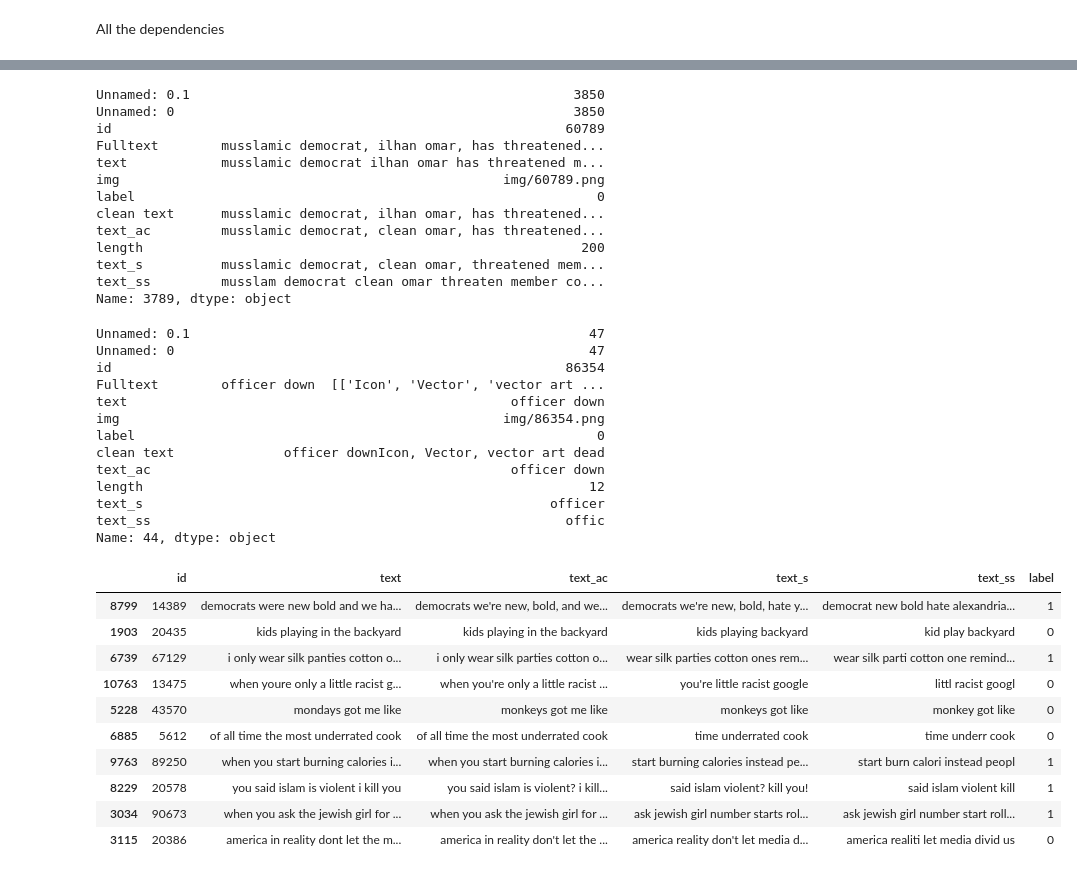
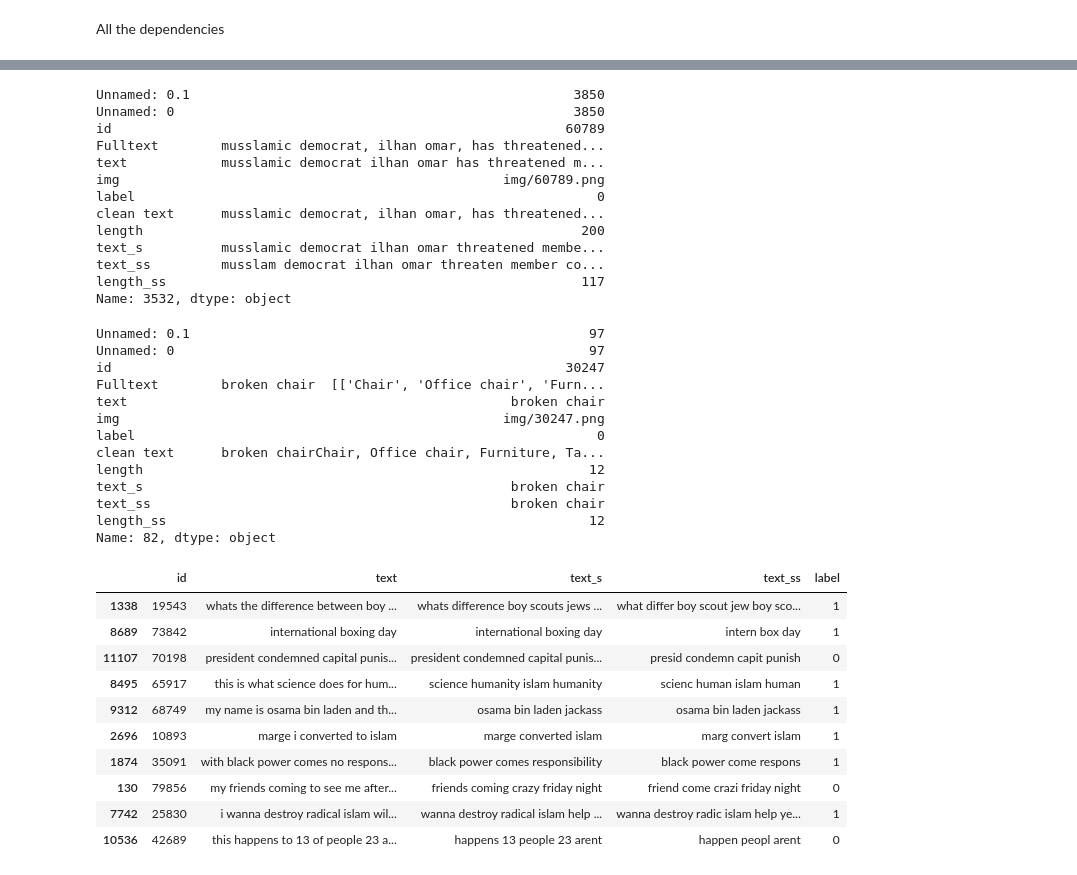
Before and after one commit to MobiusYeeitus/Hateful-Meme-Detection, a Jupyter notebook: SC_Data_Cleanup.ipynb, the cells around one changed output, grey strips where cells are left out. Drawn from its saved outputs; the diff is of its cells as text; code cells hidden in the pictures.

```diff
--- a/SC_Data_Cleanup.ipynb
+++ b/SC_Data_Cleanup.ipynb
@@ -72,12 +100,19 @@ def clean_dataframe(df): #cleaning the dataframe
     df=df.drop(df['text'][df['length']>max_string_len].index,axis=0) #drop all tuples with greater than max_string_len letters
     #df['text']=df['title']+" "+df['text'] #append title to text
     df.reset_index(drop=True,inplace=True) #reset all indexes of the dataset
-    df=autocorrect_dataframe(df)
+    #df=autocorrect_dataframe(df)
     vfunc=np.vectorize(clean_string) #vectorize the clean_string function for use in pandas df
-    df['text_ac']=vfunc(df['text_ac']) #apply the vectorized function to further clean the data
+    df['text']=vfunc(df['text']) #apply the vectorized function to further clean the data
     for i in trange(len(df),desc='Cleaning Data'):
-        df.at[i,'text_s']=remove_stopwords(df.at[i,'text_ac']) #cleaning stopwords
+        df.at[i,'text_s']=remove_stopwords(df.at[i,'text']) #cleaning stopwords
         df.at[i,'text_ss']=stemming(df.at[i,'text_s']) #stemming, comment this line if accuracy drops
+    length_ss=[]
+    [length_ss.append(len(str(text))) for text in tqdm(df["text_ss"],desc='Measuring length')] #calculate length of an article
+    df['length_ss']=length_ss #saves the length of the article in a new column
+    df=df.drop(df['text_ss'][df['length_ss']<min_string_len].index,axis=0) #drop all cleaned tuples with less than min_string_len letters
+    df=df.drop(df['text_ss'][df['length_ss']>max_string_len].index,axis=0) #drop all cleaned tuples with greater than max_string_len letters
+    df=df.dropna() #drop all tuples with empty attributes
+    df.reset_index(drop=True,inplace=True) #reset all indices of the dataframe
     return df
 # %%
 df_cleaned=clean_dataframe(df_original)
@@ -105,39 +164,39 @@ text            musslamic democrat ilhan omar has threatened m...
 img                                                 img/60789.png
 label                                                           0
 clean text      musslamic democrat, ilhan omar, has threatened...
-text_ac         musslamic democrat, clean omar, has threatened...
 length                                                        200
-text_s          musslamic democrat, clean omar, threatened mem...
-text_ss         musslam democrat clean omar threaten member co...
-Name: 3789, dtype: object
+text_s          musslamic democrat ilhan omar threatened membe...
+text_ss         musslam democrat ilhan omar threaten member co...
+length_ss                                                     117
+Name: 3532, dtype: object
 # %%
 df_cleaned.loc[df_cleaned['length'].idxmin(axis=0,skipna=True)]
 # %% [output]
-Unnamed: 0.1                                                   47
-Unnamed: 0                                                     47
-id                                                          86354
-Fulltext        officer down  [['Icon', 'Vector', 'vector art ...
-text                                                 officer down
-img                                                 img/86354.png
+Unnamed: 0.1                                                   97
+Unnamed: 0                                                     97
+id                                                          30247
+Fulltext        broken chair  [['Chair', 'Office chair', 'Furn...
+text                                                 broken chair
+img                                                 img/30247.png
 label                                                           0
-clean text              officer downIcon, Vector, vector art dead
-text_ac                                              officer down
+clean text      broken chairChair, Office chair, Furniture, Ta...
 length                                                         12
-text_s                                                    officer
-text_ss                                                     offic
-Name: 44, dtype: object
+text_s                                               broken chair
+text_ss                                              broken chair
+length_ss                                                      12
+Name: 82, dtype: object
 # %%
-df_cleaned_2=df_cleaned[['id','text','text_ac','text_s','text_ss','label']]
+df_cleaned_2=df_cleaned[['id','text','text_s','text_ss','label']]
 df_cleaned_2.sample(10)
 # %% [output]
-|  | id | text | text_ac | text_s | text_ss | label |
-| 8799 | 14389 | democrats were new bold and we ha... | democrats we're new, bold, and we... | democrats we're new, bold, hate y... | democrat new bold hate alexandria... | 1 |
-| 1903 | 20435 | kids playing in the backyard | kids playing in the backyard | kids playing backyard | kid play backyard | 0 |
-| 6739 | 67129 | i only wear silk panties cotton o... | i only wear silk parties cotton o... | wear silk parties cotton ones rem... | wear silk parti cotton one remind... | 1 |
-| 10763 | 13475 | when youre only a little racist g... | when you're only a little racist ... | you're little racist google | littl racist googl | 0 |
-| 5228 | 43570 | mondays got me like | monkeys got me like | monkeys got like | monkey got like | 0 |
-| 6885 | 5612 | of all time the most underrated cook | of all time the most underrated cook | time underrated cook | time underr cook | 0 |
-| 9763 | 89250 | when you start burning calories i... | when you start burning calories i... | start burning calories instead pe... | start burn calori instead peopl | 1 |
-| 8229 | 20578 | you said islam is violent i kill you | you said islam is violent? i kill... | said islam violent? kill you! | said islam violent kill | 1 |
-| 3034 | 90673 | when you ask the jewish girl for ... | when you ask the jewish girl for ... | ask jewish girl number starts rol... | ask jewish girl number start roll... | 1 |
-| 3115 | 20386 | america in reality dont let the m... | america in reality don't let the ... | america reality don't let media d... | america realiti let media divid us | 0 |
+|  | id | text | text_s | text_ss | label |
+| 1338 | 19543 | whats the difference between boy ... | whats difference boy scouts jews ... | what differ boy scout jew boy sco... | 1 |
+| 8689 | 73842 | international boxing day | international boxing day | intern box day | 1 |
+| 11107 | 70198 | president condemned capital punis... | president condemned capital punis... | presid condemn capit punish | 0 |
+| 8495 | 65917 | this is what science does for hum... | science humanity islam humanity | scienc human islam human | 1 |
+| 9312 | 68749 | my name is osama bin laden and th... | osama bin laden jackass | osama bin laden jackass | 1 |
+| 2696 | 10893 | marge i converted to islam | marge converted islam | marg convert islam | 1 |
+| 1874 | 35091 | with black power comes no respons... | black power comes responsibility | black power come respons | 1 |
+| 130 | 79856 | my friends coming to see me after... | friends coming crazy friday night | friend come crazi friday night | 0 |
+| 7742 | 25830 | i wanna destroy radical islam wil... | wanna destroy radical islam help ... | wanna destroy radic islam help ye... | 1 |
+| 10536 | 42689 | this happens to 13 of people 23 a... | happens 13 people 23 arent | happen peopl arent | 0 |
```
Also changed, not shown: parts of 9 cells of this notebook, 1 other file.
